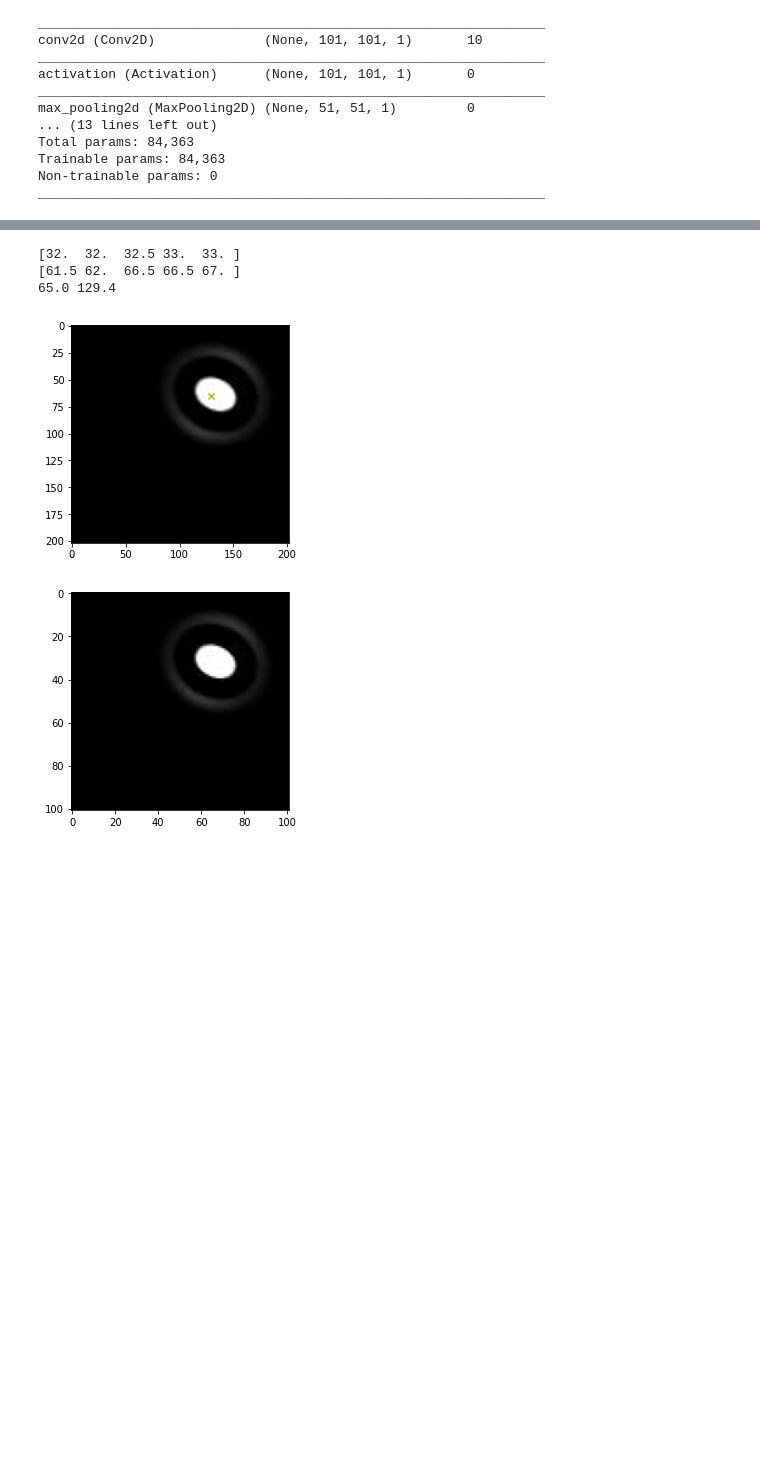
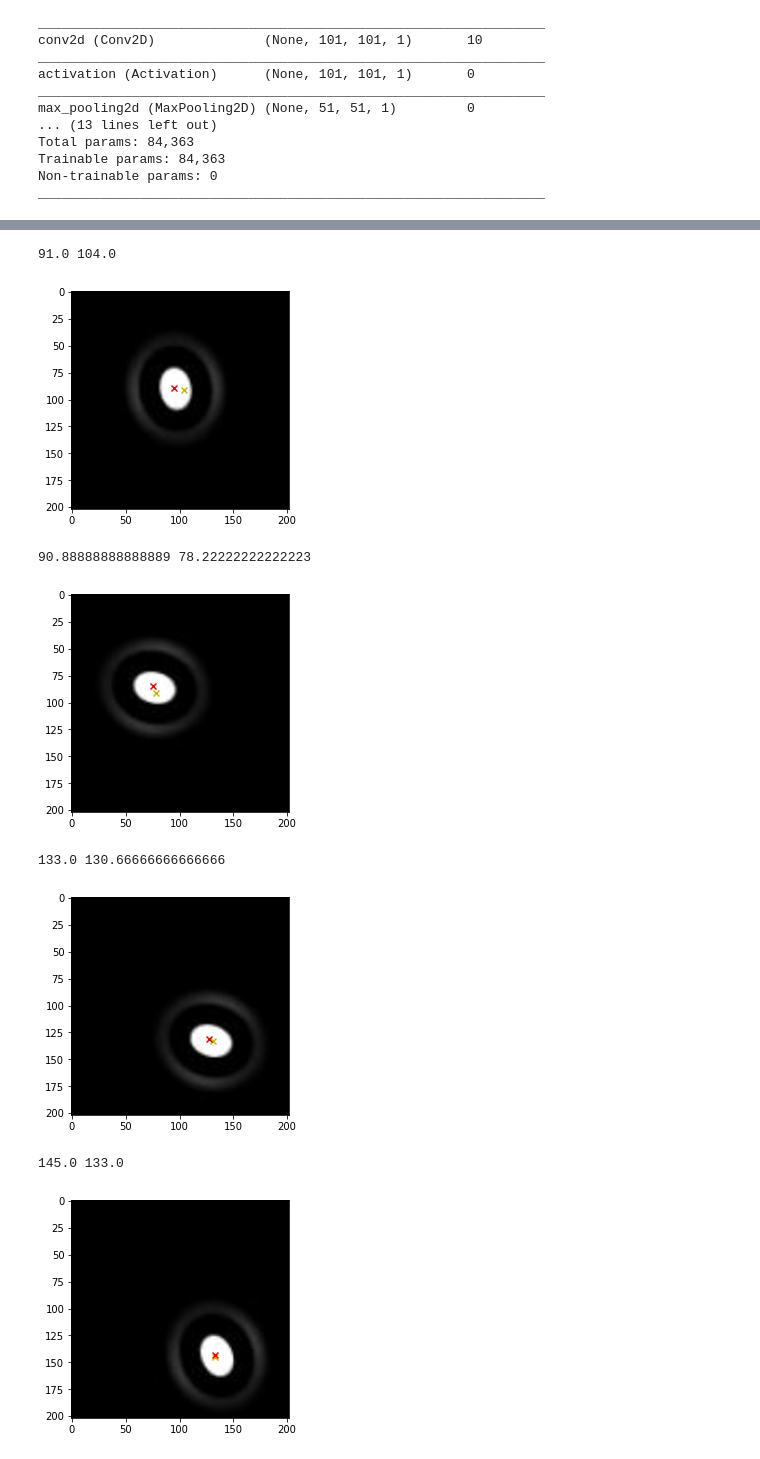
Before and after one commit to courtneyzhan/particle-tracking, a Jupyter notebook: deeptrack_particle_tracking_cnn_angle.ipynb, the cells around one changed output, grey strips where cells are left out. Saved outputs shown, nothing was run; the diff lists cells and outputs as text; code cells hidden in the pictures; blank space fills up the shorter version.

Commit message:
set up animation for coordinates

```diff
--- a/deeptrack_particle_tracking_cnn_angle.ipynb
+++ b/deeptrack_particle_tracking_cnn_angle.ipynb
@@ -405,47 +405,69 @@ Predicted [-0.64230776]
 # %%
 # calculate x-y accuracy based on image (not NN)
 
 from scipy.interpolate import interp2d
 import sys
 import numpy
 numpy.set_printoptions(threshold=sys.maxsize)
 
+index = 0
+x_count, y_count = 0, 0
+x_predicted = []
+y_predicted = []
+
+for index in range(0, 200):
 # grid = [[1,2,3], [4,5,6], [7,8,9]]
-grid = all_images[0]
-interpolate_amount = 2
+    grid = X_test[index]
+    interpolate_amount = 2
 
-mymin,mymax = np.min(grid), np.max(grid)
-X = np.linspace(mymin, mymax, len(grid))
-Y = np.linspace(mymin, mymax, len(grid))
+    mymin,mymax = np.min(grid), np.max(grid)
+    X = np.linspace(mymin, mymax, len(grid))
+    Y = np.linspace(mymin, mymax, len(grid))
 
-x,y = np.meshgrid(X,Y, sparse=True)
-grid = np.array(grid)
+    x,y = np.meshgrid(X,Y, sparse=True)
+    grid = np.array(grid)
 
-new_grid = interp2d(x, y, grid, kind='linear')
+    new_grid = interp2d(x, y, grid, kind='linear')
 
-Xnew = np.linspace(mymin, mymax,len(grid) * interpolate_amount)
-Ynew = np.linspace(mymin, mymax,len(grid) * interpolate_amount)
+    Xnew = np.linspace(mymin, mymax,len(grid) * interpolate_amount)
+    Ynew = np.linspace(mymin, mymax,len(grid) * interpolate_amount)
 
-new_grid = new_grid(Xnew, Ynew)
+    new_grid = new_grid(Xnew, Ynew)
 
-result = np.where(new_grid == np.amax(new_grid))
-print(result[0] / interpolate_amount)
-print(result[1] / interpolate_amount)
-print(np.mean(result[0]), np.mean(result[1]))
-result_0 = np.mean(result[0])
-result_1 = np.mean(result[1])
-plt.scatter(result_1, result_0, c="y", marker="x") # 1-indexed, compensate with -1
+    result = np.where(new_grid == np.amax(new_grid))
+    print(np.mean(result[0]), np.mean(result[1]))
+    result_0 = np.mean(result[0])
+    x_predicted.append(result_0 / 2)
+    result_1 = np.mean(result[1])
+    y_predicted.append(result_1 / 2)
 
-kernel = np.array([[1, 1, 1], [1, 0, 1], [1, 1, 1]])
+    plt.scatter(result_1, result_0, c="y", marker="x") # 1-indexed, compensate with -1
+    plt.scatter(test_y_labels[index] * 2, test_x_labels[index] * 2, c="r", marker="x") # 1-indexed, compensate with -1
 
-# print(new_grid)
-plt.imshow(np.squeeze(new_grid), cmap='gray')
-plt.show()
-plt.imshow(np.squeeze(grid), cmap='gray')
-plt.show()
+    close_x = (abs(result_0 - test_x_labels[index] * 2) <= COORD_EPSILON * 3)
+    close_y = (abs(result_1 - test_y_labels[index] * 2) <= COORD_EPSILON * 3)
+
+    close = close_x and close_y
+    if not close_x:
+        x_count += 1
+    if not close_y:
+        y_count += 1
+
+
+    # print(new_grid)
+    plt.imshow(np.squeeze(new_grid), cmap='gray')
+    plt.show()
+#     plt.imshow(np.squeeze(grid), cmap='gray')
+#     plt.show()
+
+print("Not close x", y_count)
+print("Not close y", x_count)
 # %% [output]
-[32.  32.  32.5 33.  33. ]
-[61.5 62.  66.5 66.5 67. ]
-65.0 129.4
+91.0 104.0
-[figure, old version]
+[figure, new version]
+90.88888888888889 78.22222222222223
-[figure, old version]
+[figure, new version]
+133.0 130.66666666666666
+[figure, added]
+145.0 133.0
+[figure, added]
```
Also changed, not shown: parts of 7 cells of this notebook.
